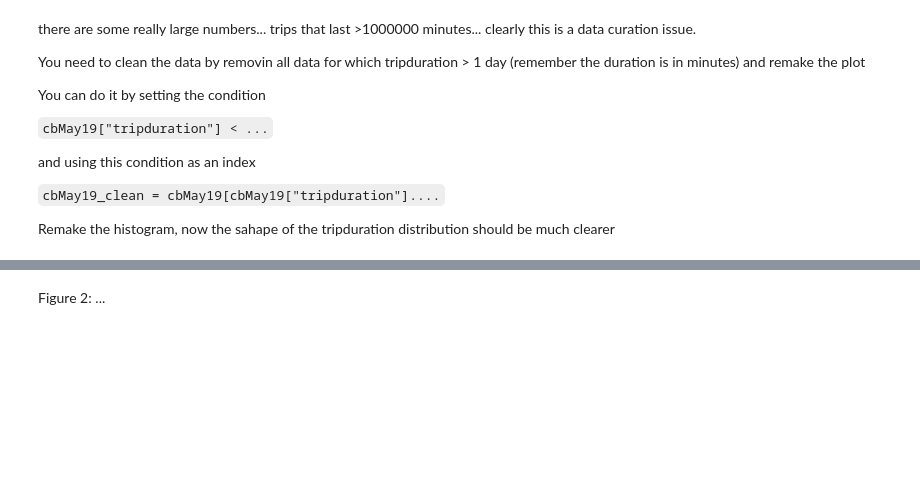
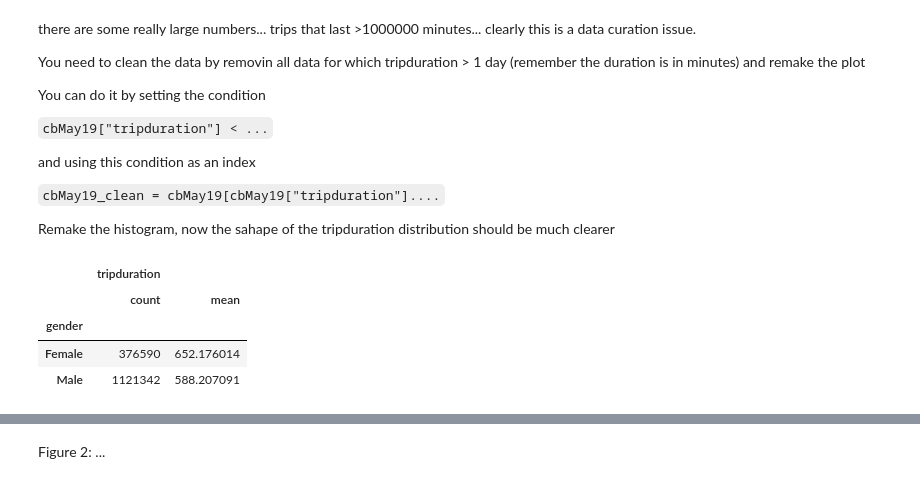
Before and after one commit to Daniel-Oduntan/DDSFE_DOduntan, a Jupyter notebook: HW3/citibikes_instructions.ipynb, the cells around one changed output, grey strips where cells are left out. Cells and saved outputs as stored; diff of their text form; code cells hidden in the pictures; blank space fills up the shorter version.

```diff
--- a/HW3/citibikes_instructions.ipynb
+++ b/HW3/citibikes_instructions.ipynb
@@ -122,0 +126,8 @@ Remake the histogram, now the sahape of the tripduration distribution should be
+# %%
+df.groupby('gender').agg({'tripduration': ['count', 'mean']})
+# %% [output]
+|  | tripduration |  |
+|  | count | mean |
+| gender |  |  |
+| Female | 376590 | 652.176014 |
+| Male | 1121342 | 588.207091 |
```
Also changed, not shown: parts of 25 cells of this notebook.
